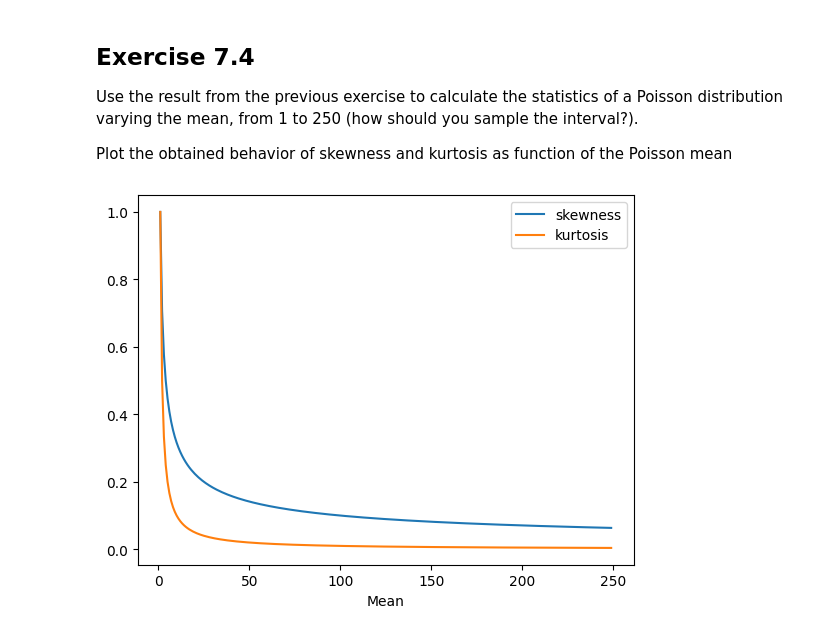
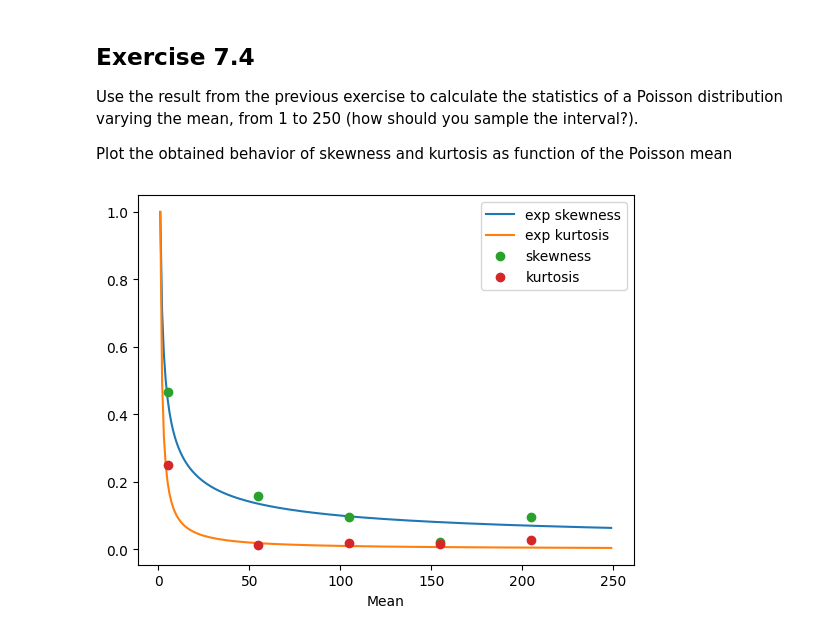
Before and after one commit to CarminatiGiovanni/LaboratorioCalcoloEStatistica, a Jupyter notebook: exercises_7_131123.ipynb, the cells around one changed output. Cells and saved outputs as stored; diff of their text form; code cells hidden in the pictures.

```diff
--- a/exercises_7_131123.ipynb
+++ b/exercises_7_131123.ipynb
@@ -97,15 +115,29 @@ def random_poisson(mu):
     N = -1 # t = 0 is not a measurement
     while tM > 0:
         N += 1
-        tM -= rng.random_exponential_interval(t0)
+        tM -= rand_expon(t0)
     return N
 
-def poisson_stats(mu):
+def rand_poisson(mu, size = 1): # nella lib
+    def toy(mu):
+        N = -1
+        while mu>0:
+            N += 1
+            mu -= rand_expon(1)
+        return N
+    if size==1: return toy(mu)
+    else: return np.array([toy(mu) for _ in range(size)])
+
+def poisson_stats(X):
+    return {'mean':np.mean(X),'var':np.var(X),'skew':sc.stats.skew(X),'kurt':sc.stats.kurtosis(X)}
+
+def poisson_expected_stats(mu):
     return {'mean':mu,'var':mu,'skew':1/np.sqrt(mu),'kurt':1/mu}
 
 ## testing
 mu = 3
-H = np.array([random_poisson(mu) for _ in np.arange(1000)])
+# H = np.array([random_poisson(mu) for _ in np.arange(1000)])
+H = rand_poisson(mu, 10000)
 X = np.arange(min(H),max(H))
 Y = poisson.pmf(X,mu)
 
@@ -114,9 +146,6 @@ plt.plot(X,Y,color='red',linewidth=3)
 plt.plot()
 plt.show()
 
-# print(sc.stats.mean(H))
-# print(sc.stats.var(H))
-print(sc.stats.skew(H))
-print(sc.stats.kurtosis(H))
-print(poisson_stats(mu))
+print('Stats: ',poisson_stats(H))
+print('Expected: ',poisson_expected_stats(mu))
 # %% [output]
@@ -129,19 +158,30 @@ Use the result from the previous exercise to calculate the statistics of a Poiss
 
 Plot the obtained behavior of skewness and kurtosis as function of the Poisson mean
 # %%
+exp_skew = []
+exp_kurt = []
 skew = []
 kurt = []
 
 N = np.arange(1,250)
 for i in N:
-    s = poisson_stats(i)
+    s = poisson_expected_stats(i)
+    exp_skew.append(s['skew'])
+    exp_kurt.append(s['kurt'])
+
+M = np.arange(5,250,50)
+for m in M:
+    toy = rand_poisson(m,10000)
+    s = poisson_stats(toy)
     skew.append(s['skew'])
     kurt.append(s['kurt'])
 
-plt.plot(N,skew,label='skewness')
-plt.plot(N,kurt,label='kurtosis')
+plt.plot(N,exp_skew,label='exp skewness')
+plt.plot(N,exp_kurt,label='exp kurtosis')
+plt.plot(M,skew,'o',label='skewness')
+plt.plot(M,kurt,'o',label='kurtosis')
 plt.xlabel('Mean')
 plt.legend()
 plt.show()
 # %% [output]
-[figure, old version]
+[figure, new version]
```
Also changed, not shown: parts of 6 cells of this notebook, 1 other file.
